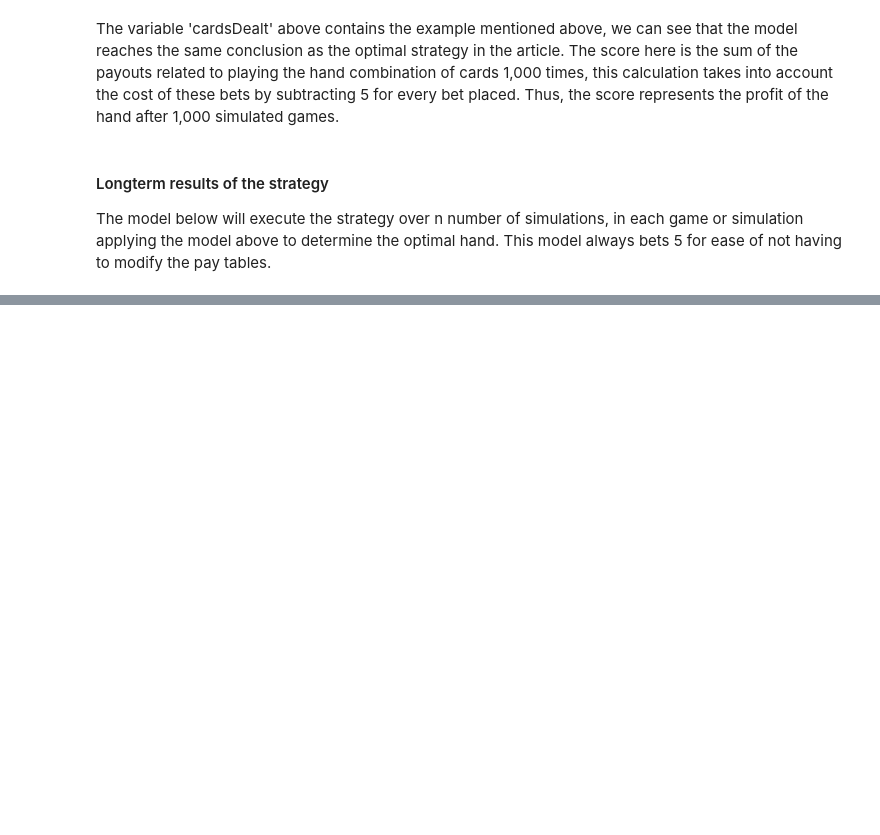
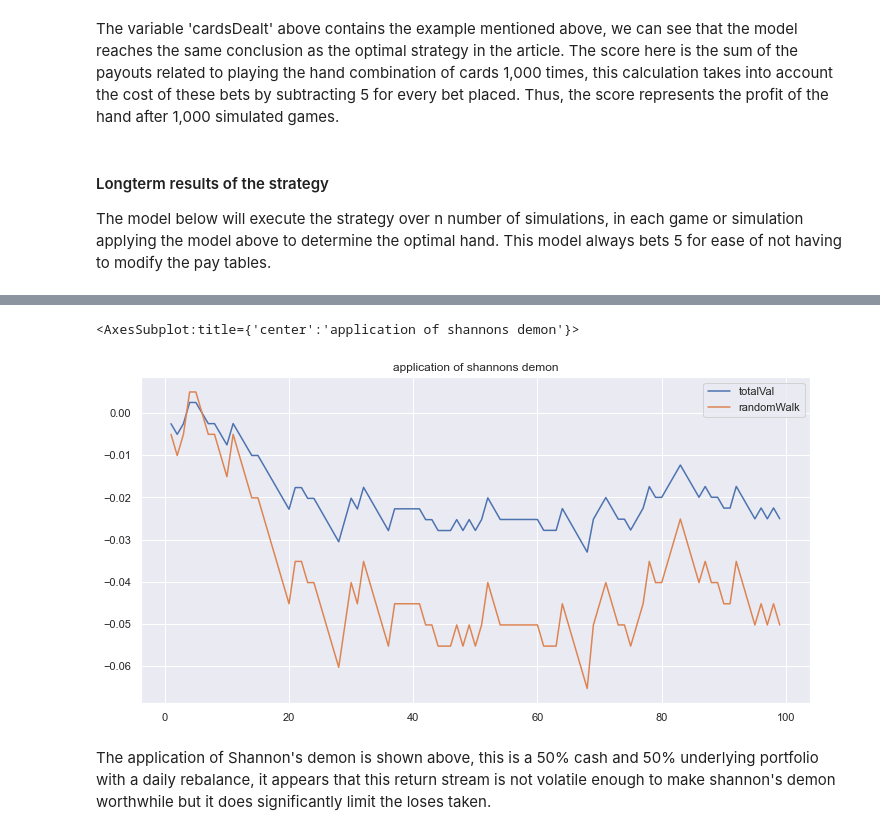
Before and after one commit to templehendrickson/gambling, a Jupyter notebook: videoPoker/videoPokerExamples.ipynb, the cells around one changed output, grey strips where cells are left out. Saved outputs shown, nothing was run; the diff lists cells and outputs as text; code cells hidden in the pictures; blank space fills up the shorter version.

```diff
--- a/videoPoker/videoPokerExamples.ipynb
+++ b/videoPoker/videoPokerExamples.ipynb
@@ -73,0 +86,39 @@ KeyboardInterrupt:
+# %%
+def investmentModelCash(alloc,arr):
+
+    cash = 50
+    shares = 50 / arr[0]
+
+    cashArr = []
+    sharesArr = []
+    totalVal = []
+
+    for p in arr:
+
+        mv = shares * p
+
+        currPortVal = mv + cash
+
+        diffTarg = mv - alloc * currPortVal
+
+        shares += -diffTarg / p
+
+        cash += diffTarg
+
+        totalVal.append(currPortVal)
+        cashArr.append(cash)
+        sharesArr.append(shares)
+
+    # df formatting
+    df = pd.DataFrame({'totalVal':totalVal,'cash':cashArr,'shares':sharesArr,'randomWalk':arr})
+
+    return df
+# %%
+t = investmentModelCash(0.5,wStarting)
+# %%
+((t[['totalVal','randomWalk']].pct_change()+1).cumprod()-1).plot(kind='line',figsize=(12,6),title='application of shannons demon')
+# %% [output]
+<AxesSubplot:title={'center':'application of shannons demon'}>
+[figure, added]
+# %% [markdown]
+The application of Shannon's demon is shown above, this is a 50% cash and 50% underlying portfolio with a daily rebalance, it appears that this return stream is not volatile enough to make shannon's demon worthwhile but it does significantly limit the loses taken.
```
Also changed, not shown: parts of 7 cells of this notebook, 3 other files.
